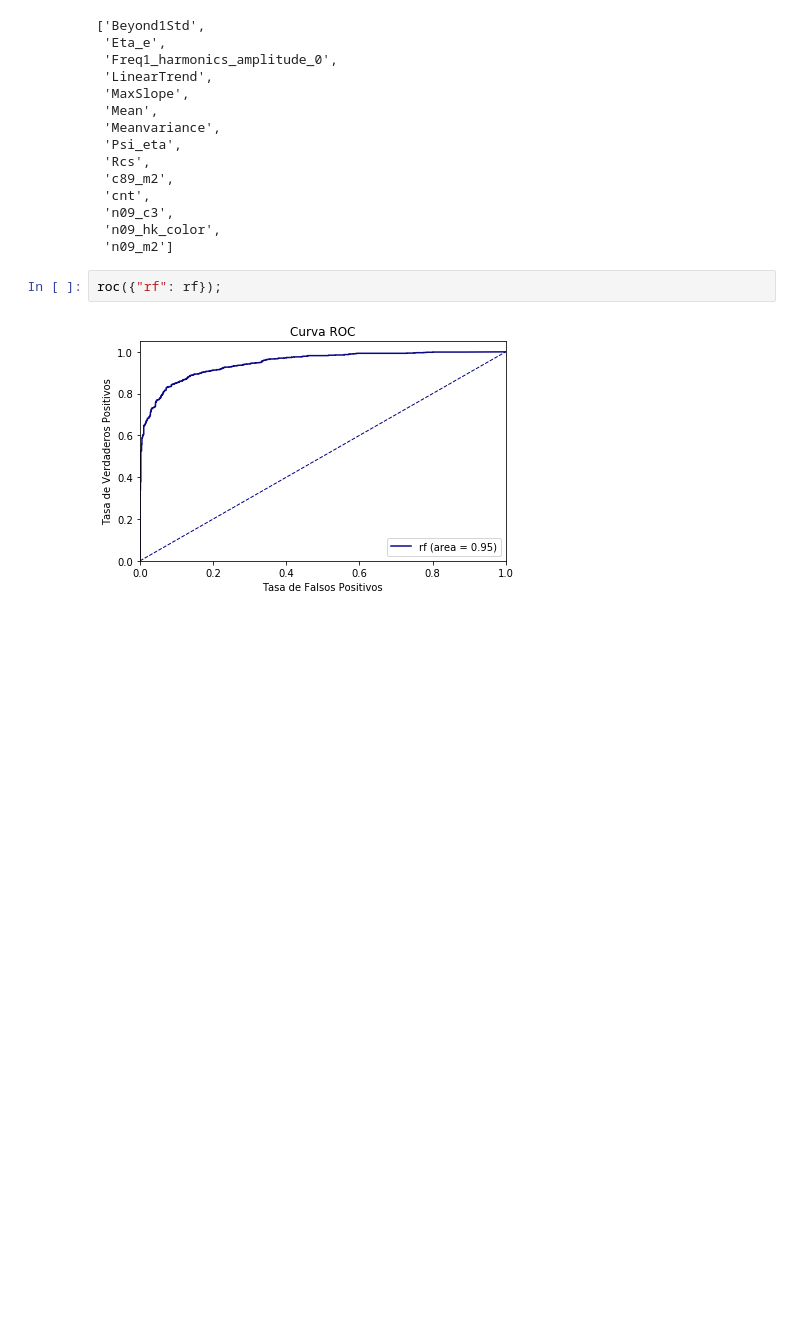
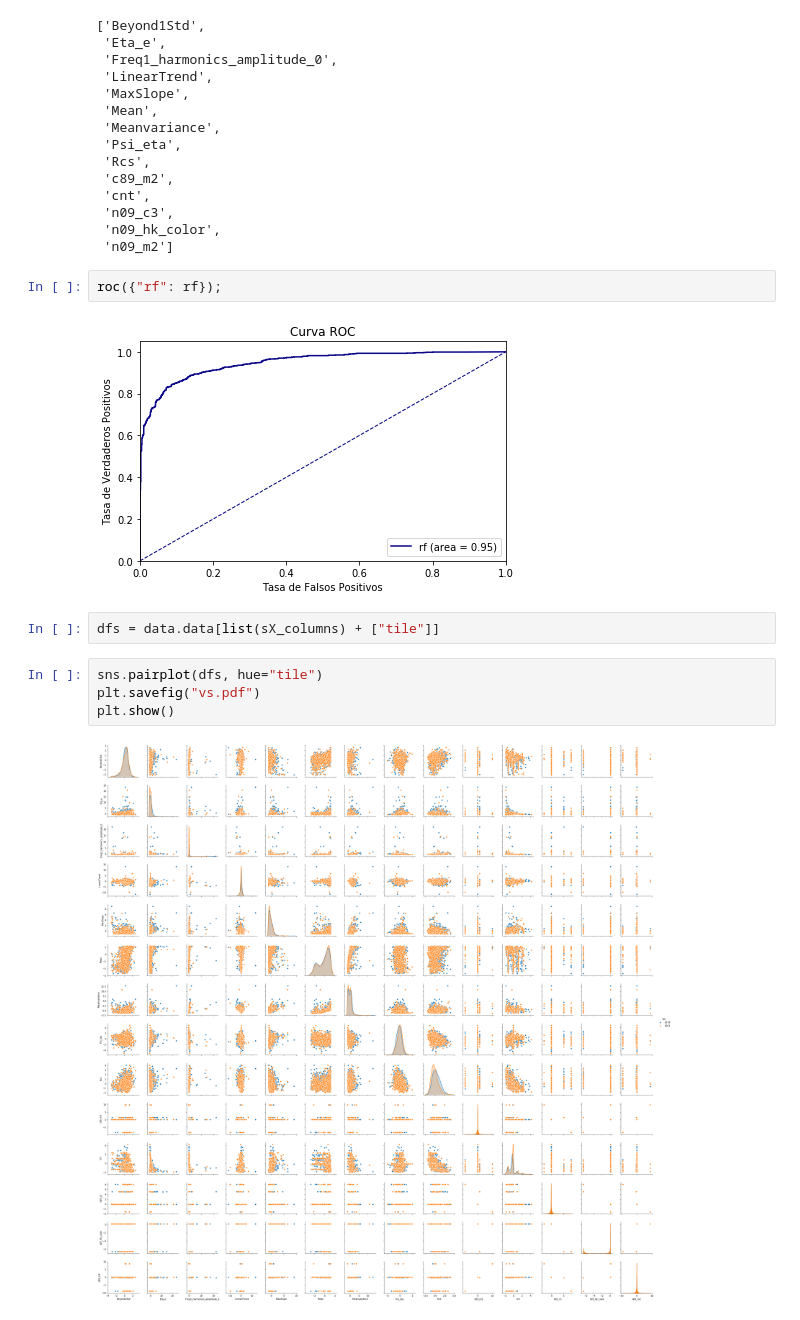
Before and after one commit to carpyncho/paper_inoise, a Jupyter notebook: 03_FS.ipynb, the cells around one changed output. Cells and saved outputs as stored; diff of their text form; blank space fills up the shorter version.

Commit message:
plot

```diff
--- a/03_FS.ipynb
+++ b/03_FS.ipynb
@@ -143,3 +143,11 @@ list(sX_columns)
 roc({"rf": rf});
 # %% [output]
 [figure]
+# %%
+dfs = data.data[list(sX_columns) + ["tile"]]
+# %%
+sns.pairplot(dfs, hue="tile")
+plt.savefig("vs.pdf")
+plt.show()
+# %% [output]
+[figure, added]
```
Also changed, not shown: 1 other file.
